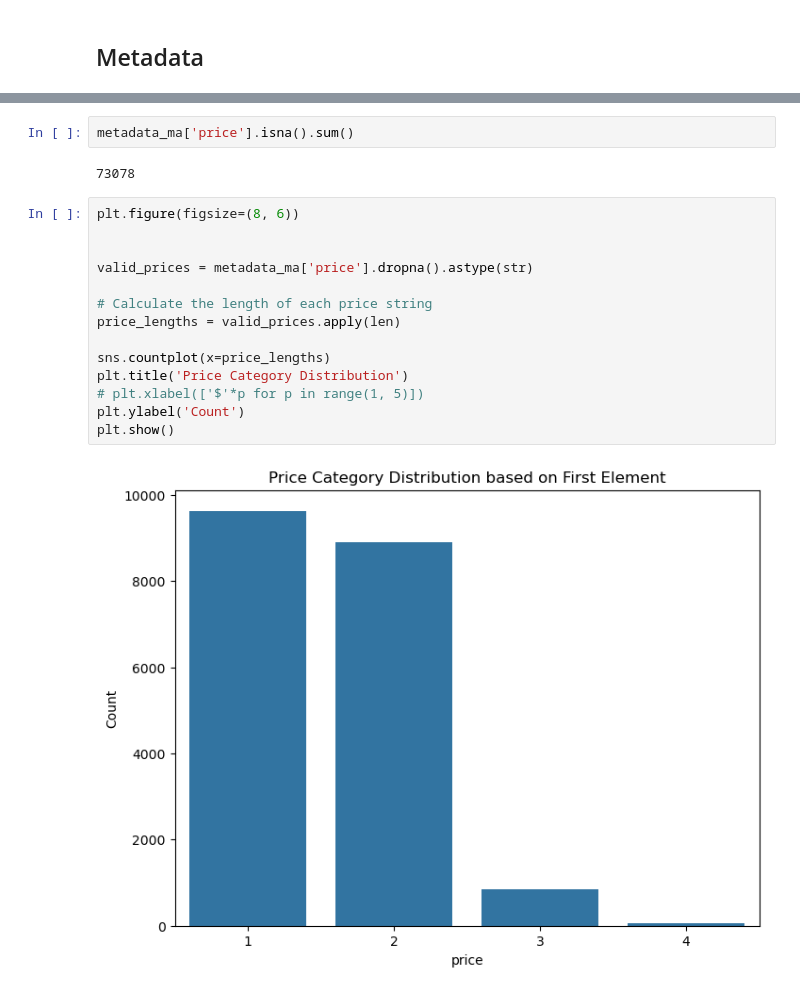
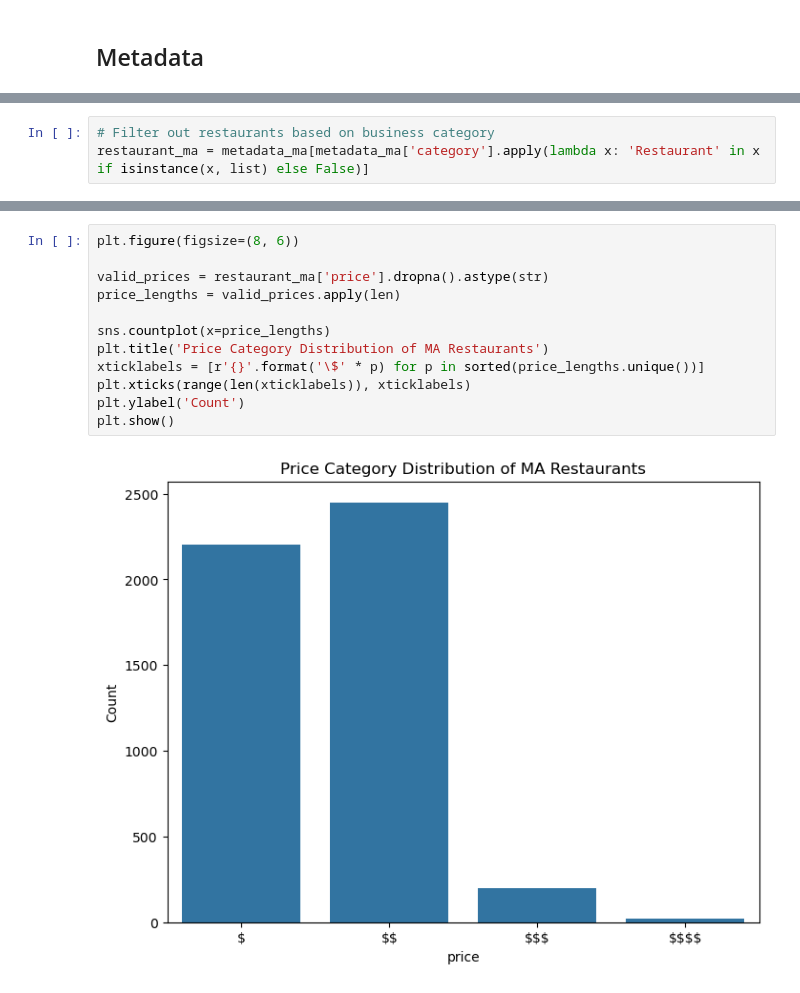
Before and after one commit to yuqinbailey/Restaurant-Rec-Google-Reviews, a Jupyter notebook: 2_EDA.ipynb, the cells around one changed output, grey strips where cells are left out. Saved outputs shown, nothing was run; the diff lists cells and outputs as text.

```diff
--- a/2_EDA.ipynb
+++ b/2_EDA.ipynb
@@ -55,0 +50,3 @@ Name: avg_rating, dtype: float64
+# %%
+# Filter out restaurants based on business category
+restaurant_ma = metadata_ma[metadata_ma['category'].apply(lambda x: 'Restaurant' in x if isinstance(x, list) else False)]
@@ -112,20 +125,14 @@ plt.show()
-# %%
-metadata_ma['price'].isna().sum()
-# %% [output]
-73078
 # %%
 plt.figure(figsize=(8, 6))
 
-
-valid_prices = metadata_ma['price'].dropna().astype(str)
-
-# Calculate the length of each price string
+valid_prices = restaurant_ma['price'].dropna().astype(str)
 price_lengths = valid_prices.apply(len)
 
 sns.countplot(x=price_lengths)
-plt.title('Price Category Distribution')
-# plt.xlabel(['$'*p for p in range(1, 5)])
+plt.title('Price Category Distribution of MA Restaurants')
+xticklabels = [r'{}'.format('\$' * p) for p in sorted(price_lengths.unique())]
+plt.xticks(range(len(xticklabels)), xticklabels)
 plt.ylabel('Count')
 plt.show()
 # %% [output]
-[figure, old version]
+[figure, new version]
```
Also changed, not shown: parts of 28 cells of this notebook, 1 other file.
